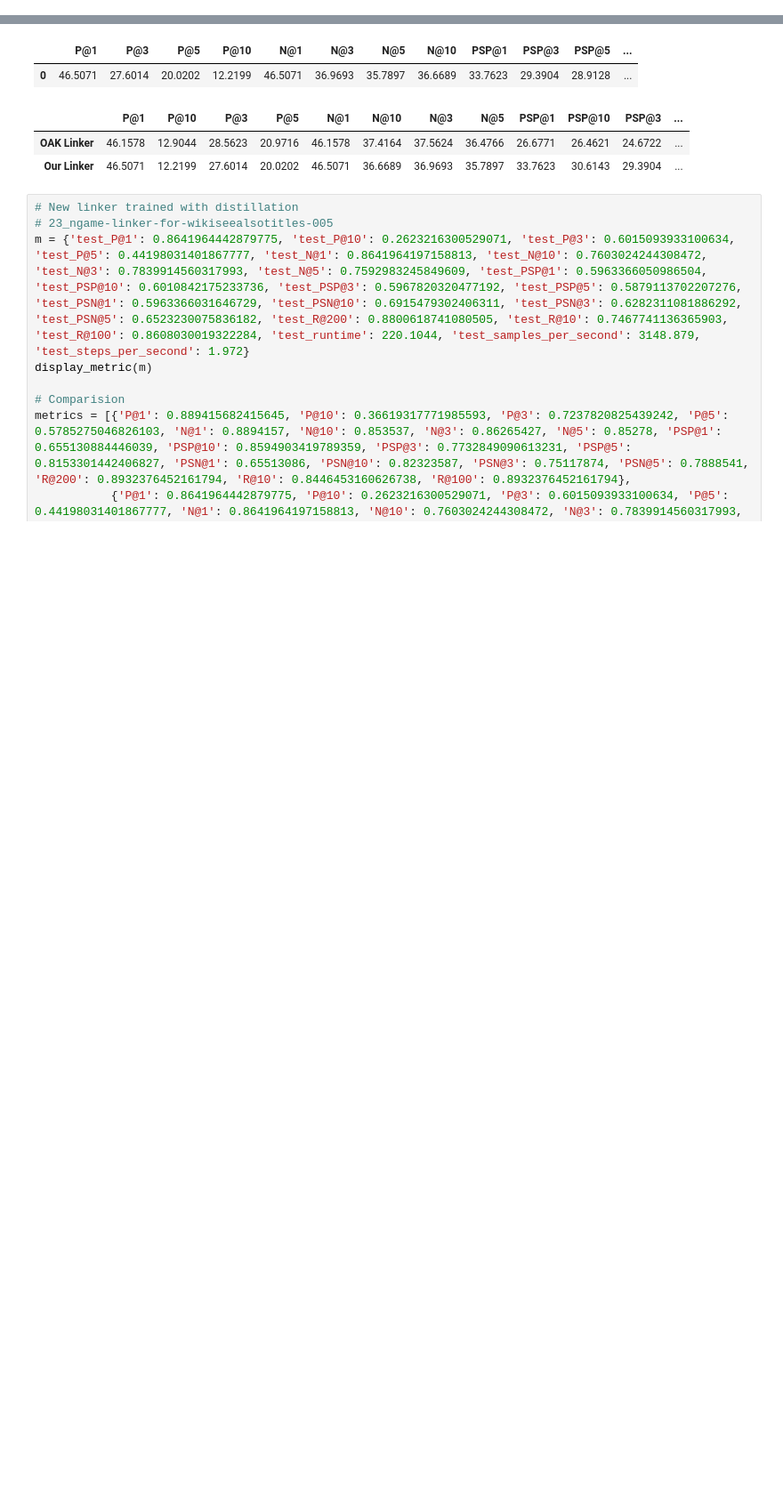
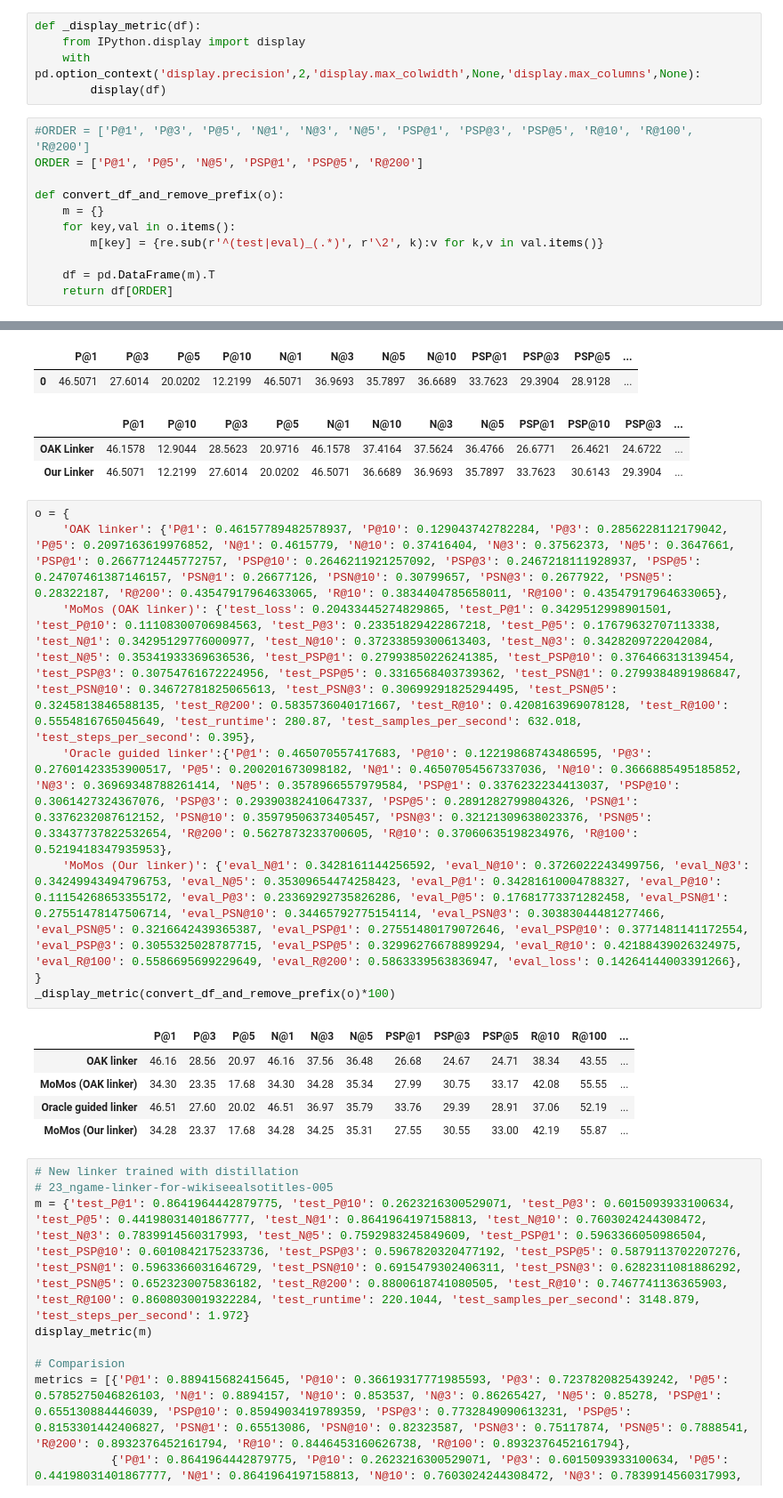
Before and after one commit to suchith720/medic, a Jupyter notebook: nbs/21_experiment-summary.ipynb, the cells around one changed output, grey strips where cells are left out. Shown at 89% size. Saved outputs shown, nothing was run; the diff lists cells and outputs as text; blank space fills up the shorter version.

```diff
--- a/nbs/21_experiment-summary.ipynb
+++ b/nbs/21_experiment-summary.ipynb
@@ -29,6 +34,22 @@ def display_results(metric, index, remove_prefix=False, scale=None):
 
     with pd.option_context('display.precision', 4, 'display.max_columns', None):
         display(pd.DataFrame(metric, index=index))
+# %%
+def _display_metric(df):
+    from IPython.display import display
+    with pd.option_context('display.precision',2,'display.max_colwidth',None,'display.max_columns',None):
+        display(df)
+# %%
+#ORDER = ['P@1', 'P@3', 'P@5', 'N@1', 'N@3', 'N@5', 'PSP@1', 'PSP@3', 'PSP@5', 'R@10', 'R@100', 'R@200']
+ORDER = ['P@1', 'P@5', 'N@5', 'PSP@1', 'PSP@5', 'R@200']
+
+def convert_df_and_remove_prefix(o):
+    m = {}
+    for key,val in o.items():
+        m[key] = {re.sub(r'^(test|eval)_(.*)', r'\2', k):v for k,v in val.items()}
+
+    df = pd.DataFrame(m).T
+    return df[ORDER]
 # %% [markdown]
 ## Teacher
 # %% [markdown]
@@ -472,6 +737,20 @@ display_results(metrics, index=['OAK Linker', 'Our Linker'], scale=100)
 |  | P@1 | P@10 | P@3 | P@5 | N@1 | N@10 | N@3 | N@5 | PSP@1 | PSP@10 | PSP@3 | ... |
 | OAK Linker | 46.1578 | 12.9044 | 28.5623 | 20.9716 | 46.1578 | 37.4164 | 37.5624 | 36.4766 | 26.6771 | 26.4621 | 24.6722 | ... |
 | Our Linker | 46.5071 | 12.2199 | 27.6014 | 20.0202 | 46.5071 | 36.6689 | 36.9693 | 35.7897 | 33.7623 | 30.6143 | 29.3904 | ... |
+# %%
+o = {
+    'OAK linker': {'P@1': 0.46157789482578937, 'P@10': 0.129043742782284, 'P@3': 0.2856228112179042, 'P@5': 0.2097163619976852, 'N@1': 0.4615779, 'N@10': 0.37416404, 'N@3': 0.37562373, 'N@5': 0.3647661, 'PSP@1': 0.2667712445772757, 'PSP@10': 0.2646211921257092, 'PSP@3': 0.2467218111928937, 'PSP@5': 0.24707461387146157, 'PSN@1': 0.26677126, 'PSN@10': 0.30799657, 'PSN@3': 0.2677922, 'PSN@5': 0.28322187, 'R@200': 0.43547917964633065, 'R@10': 0.3834404785658011, 'R@100': 0.43547917964633065},
+    'MoMos (OAK linker)': {'test_loss': 0.20433445274829865, 'test_P@1': 0.3429512998901501, 'test_P@10': 0.11108300706984563, 'test_P@3': 0.23351829422867218, 'test_P@5': 0.17679632707113338, 'test_N@1': 0.34295129776000977, 'test_N@10': 0.37233859300613403, 'test_N@3': 0.3428209722042084, 'test_N@5': 0.35341933369636536, 'test_PSP@1': 0.27993850226241385, 'test_PSP@10': 0.376466313139454, 'test_PSP@3': 0.30754761672224956, 'test_PSP@5': 0.3316568403739362, 'test_PSN@1': 0.2799384891986847, 'test_PSN@10': 0.34672781825065613, 'test_PSN@3': 0.30699291825294495, 'test_PSN@5': 0.3245813846588135, 'test_R@200': 0.5835736040171667, 'test_R@10': 0.4208163969078128, 'test_R@100': 0.5554816765045649, 'test_runtime': 280.87, 'test_samples_per_second': 632.018, 'test_steps_per_second': 0.395},
+    'Oracle guided linker':{'P@1': 0.465070557417683, 'P@10': 0.12219868743486595, 'P@3': 0.27601423353900517, 'P@5': 0.200201673098182, 'N@1': 0.46507054567337036, 'N@10': 0.3666885495185852, 'N@3': 0.36969348788261414, 'N@5': 0.3578966557979584, 'PSP@1': 0.3376232234413037, 'PSP@10': 0.3061427324367076, 'PSP@3': 0.29390382410647337, 'PSP@5': 0.2891282799804326, 'PSN@1': 0.3376232087612152, 'PSN@10': 0.35979506373405457, 'PSN@3': 0.32121309638023376, 'PSN@5': 0.33437737822532654, 'R@200': 0.5627873233700605, 'R@10': 0.37060635198234976, 'R@100': 0.5219418347935953},
+    'MoMos (Our linker)': {'eval_N@1': 0.3428161144256592, 'eval_N@10': 0.3726022243499756, 'eval_N@3': 0.34249943494796753, 'eval_N@5': 0.35309654474258423, 'eval_P@1': 0.34281610004788327, 'eval_P@10': 0.11154268653355172, 'eval_P@3': 0.23369292735826286, 'eval_P@5': 0.17681773371282458, 'eval_PSN@1': 0.27551478147506714, 'eval_PSN@10': 0.34465792775154114, 'eval_PSN@3': 0.30383044481277466, 'eval_PSN@5': 0.3216642439365387, 'eval_PSP@1': 0.27551480179072646, 'eval_PSP@10': 0.3771481141172554, 'eval_PSP@3': 0.3055325028787715, 'eval_PSP@5': 0.32996276678899294, 'eval_R@10': 0.42188439026324975, 'eval_R@100': 0.5586695699229649, 'eval_R@200': 0.5863339563836947, 'eval_loss': 0.14264144003391266},
+}
+_display_metric(convert_df_and_remove_prefix(o)*100)
+# %% [output]
+|  | P@1 | P@3 | P@5 | N@1 | N@3 | N@5 | PSP@1 | PSP@3 | PSP@5 | R@10 | R@100 | ... |
+| OAK linker | 46.16 | 28.56 | 20.97 | 46.16 | 37.56 | 36.48 | 26.68 | 24.67 | 24.71 | 38.34 | 43.55 | ... |
+| MoMos (OAK linker) | 34.30 | 23.35 | 17.68 | 34.30 | 34.28 | 35.34 | 27.99 | 30.75 | 33.17 | 42.08 | 55.55 | ... |
+| Oracle guided linker | 46.51 | 27.60 | 20.02 | 46.51 | 36.97 | 35.79 | 33.76 | 29.39 | 28.91 | 37.06 | 52.19 | ... |
+| MoMos (Our linker) | 34.28 | 23.37 | 17.68 | 34.28 | 34.25 | 35.31 | 27.55 | 30.55 | 33.00 | 42.19 | 55.87 | ... |
 # %%
 # New linker trained with distillation
 # 23_ngame-linker-for-wikiseealsotitles-005
```
Also changed, not shown: parts of 89 cells of this notebook, 5 other files.
